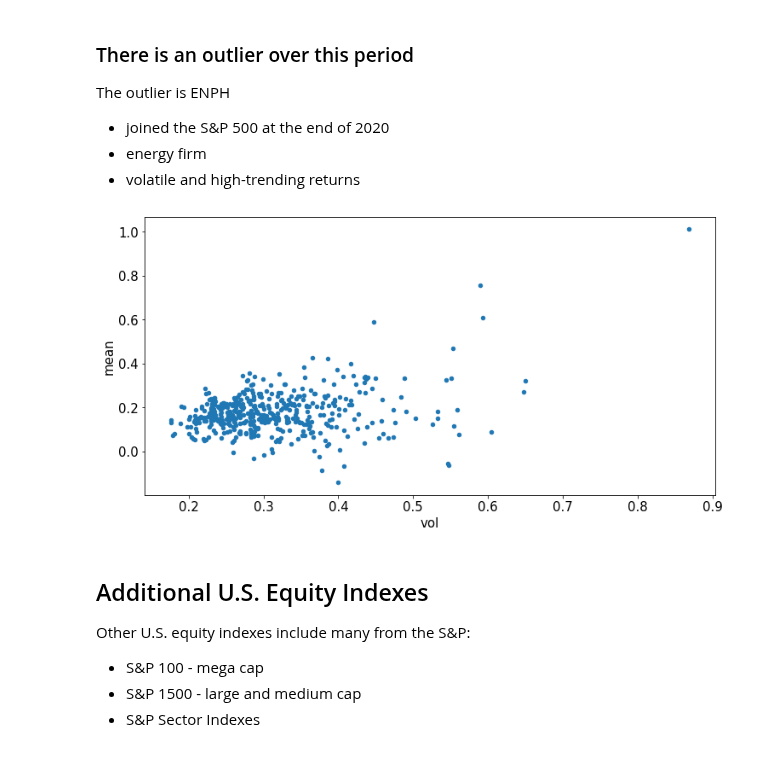
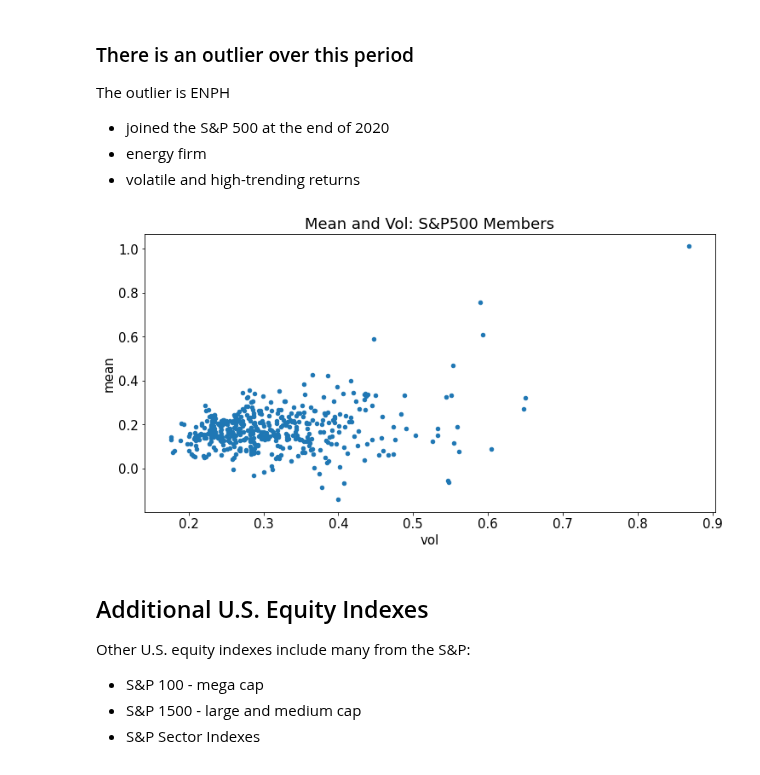
Before and after one commit to MarkHendricks/drw-markets, a Jupyter notebook: notebooks/B.3. Equity Indexes and ETFs.ipynb, the cells around one changed output. Cells and saved outputs as stored; diff of their text form; code cells hidden in the pictures.

```diff
--- a/notebooks/B.3. Equity Indexes and ETFs.ipynb
+++ b/notebooks/B.3. Equity Indexes and ETFs.ipynb
@@ -340,8 +385,9 @@ The outlier is ENPH
 - volatile and high-trending returns
 # %%
 temp.plot.scatter(x='vol',y='mean');
+plt.title('Mean and Vol: S&P500 Members');
 # %% [output]
-[figure, old version]
+[figure, new version]
 # %% [markdown]
 ## Additional U.S. Equity Indexes
 
```
Also changed, not shown: parts of 21 cells of this notebook, 8 other files.
